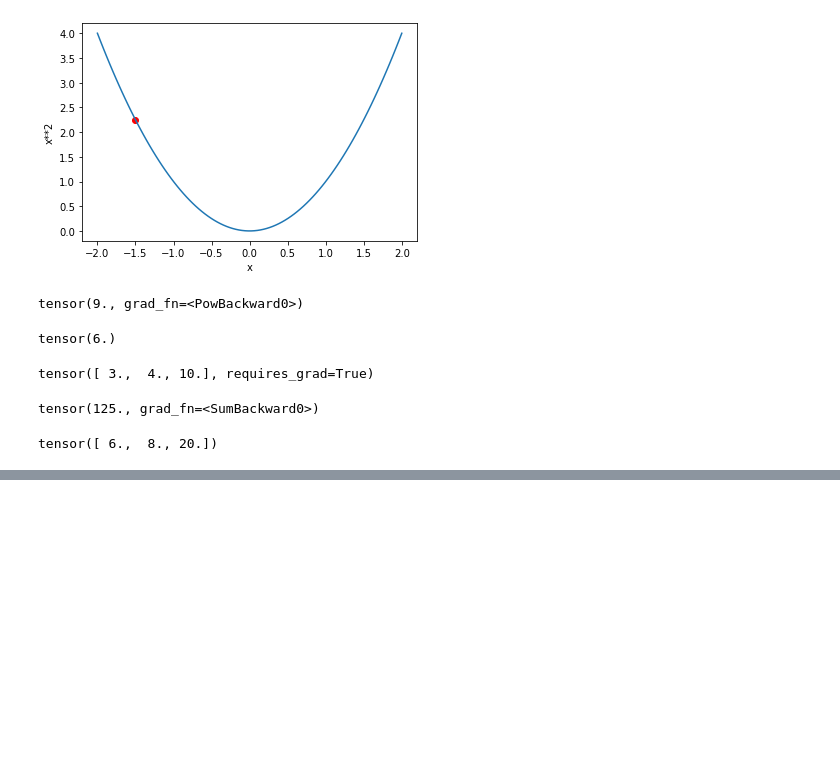
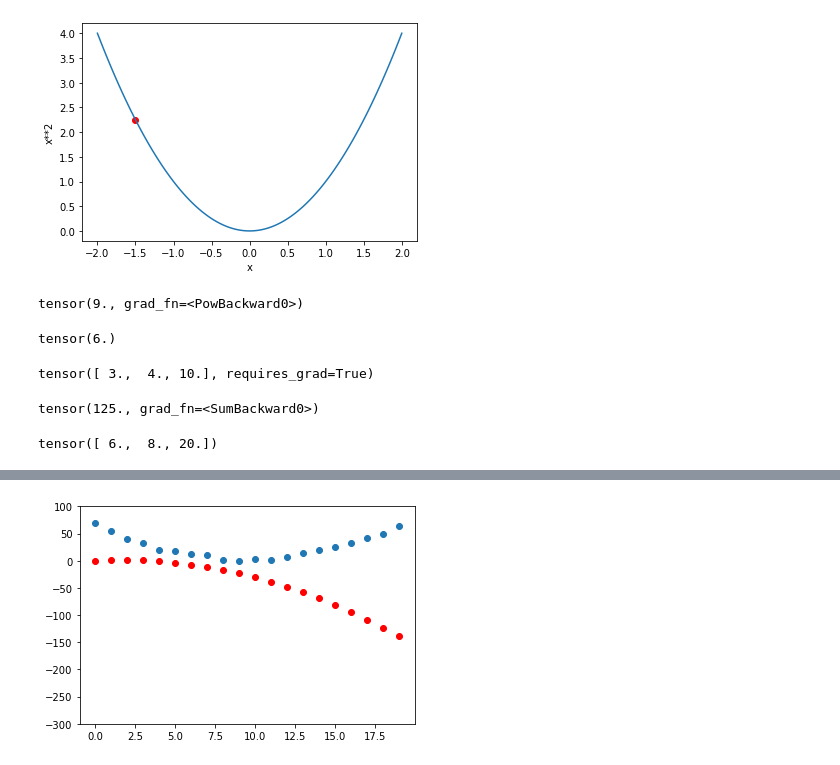
Before and after one commit to miketon/JupyterJeep, a Jupyter notebook: fastai_exercises/fast-ai-chapter04-under-the-hood.ipynb, the cells around one changed output, grey strips where cells are left out. Cells and saved outputs as stored; diff of their text form; code cells hidden in the pictures; blank space fills up the shorter version.

```diff
--- a/fastai_exercises/fast-ai-chapter04-under-the-hood.ipynb
+++ b/fastai_exercises/fast-ai-chapter04-under-the-hood.ipynb
@@ -303,0 +372,5 @@ tensor([ 6.,  8., 20.])
+# %%
+# step the weights in the direction of the gradient
+lr = 1e-5
+params.data -= lr * params.grad.data # type: ignore
+params.grad = None # type: ignore
@@ -303,0 +382,4 @@ tensor([ 6.,  8., 20.])
+# %%
+show_preds(preds)
+# %% [output]
+[figure, added]
```
Also changed, not shown: parts of 11 cells of this notebook.
